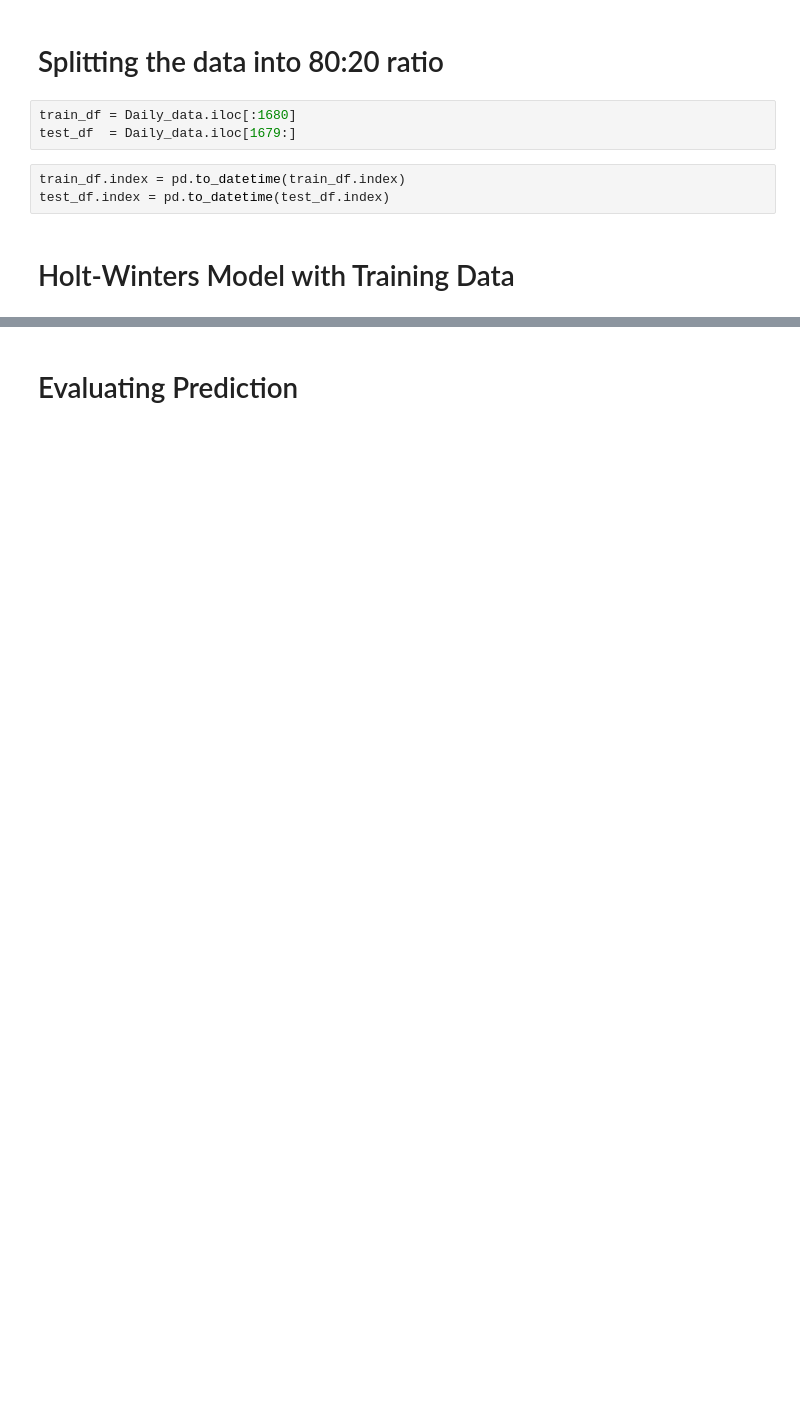
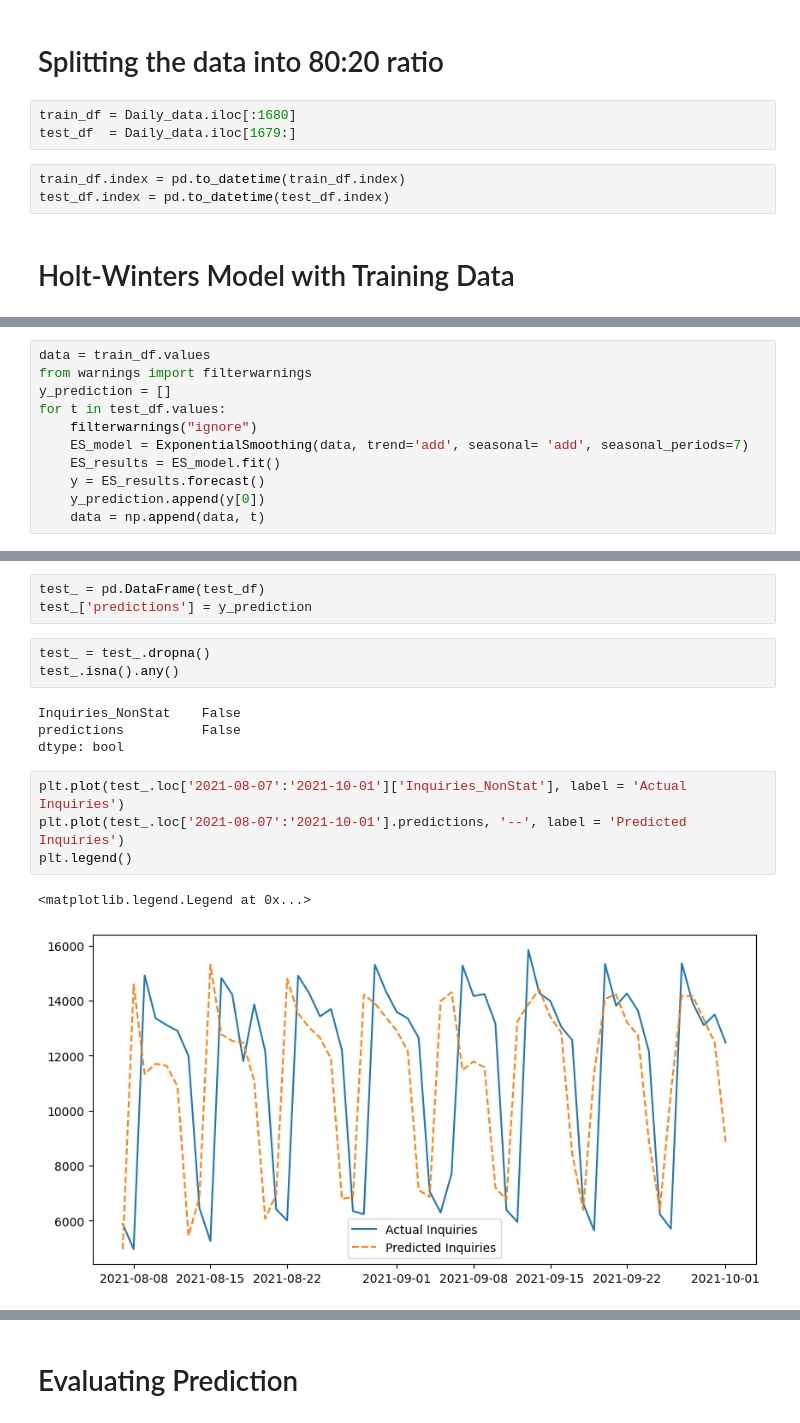
Before and after one commit to manali146/Call-Count-Forecasting, a Jupyter notebook: 02-proof-of-concept/04-ExponentialSmoothing.ipynb, the cells around one changed output, grey strips where cells are left out. Saved outputs shown, nothing was run; the diff lists cells and outputs as text; blank space fills up the shorter version.

Commit message:
Walk-Forward Validation
Test measure RMSE for Triple Exponential Smoothing (Holt-Winter's method) with Walk-Forward Validation

```diff
--- a/02-proof-of-concept/04-ExponentialSmoothing.ipynb
+++ b/02-proof-of-concept/04-ExponentialSmoothing.ipynb
@@ -136,0 +143,11 @@ plt.legend()
+# %%
+data = train_df.values
+from warnings import filterwarnings
+y_prediction = []
+for t in test_df.values:
+    filterwarnings("ignore")
+    ES_model = ExponentialSmoothing(data, trend='add', seasonal= 'add', seasonal_periods=7)
+    ES_results = ES_model.fit()
+    y = ES_results.forecast()
+    y_prediction.append(y[0])
+    data = np.append(data, t)
@@ -136,0 +174,17 @@ plt.legend()
+# %%
+test_ = pd.DataFrame(test_df)
+test_['predictions'] = y_prediction
+# %%
+test_ = test_.dropna()
+test_.isna().any()
+# %% [output]
+Inquiries_NonStat    False
+predictions          False
+dtype: bool
+# %%
+plt.plot(test_.loc['2021-08-07':'2021-10-01']['Inquiries_NonStat'], label = 'Actual Inquiries')
+plt.plot(test_.loc['2021-08-07':'2021-10-01'].predictions, '--', label = 'Predicted Inquiries')
+plt.legend()
+# %% [output]
+<matplotlib.legend.Legend at 0x...>
+[figure, added]
```
Also changed, not shown: parts of 23 cells of this notebook.
